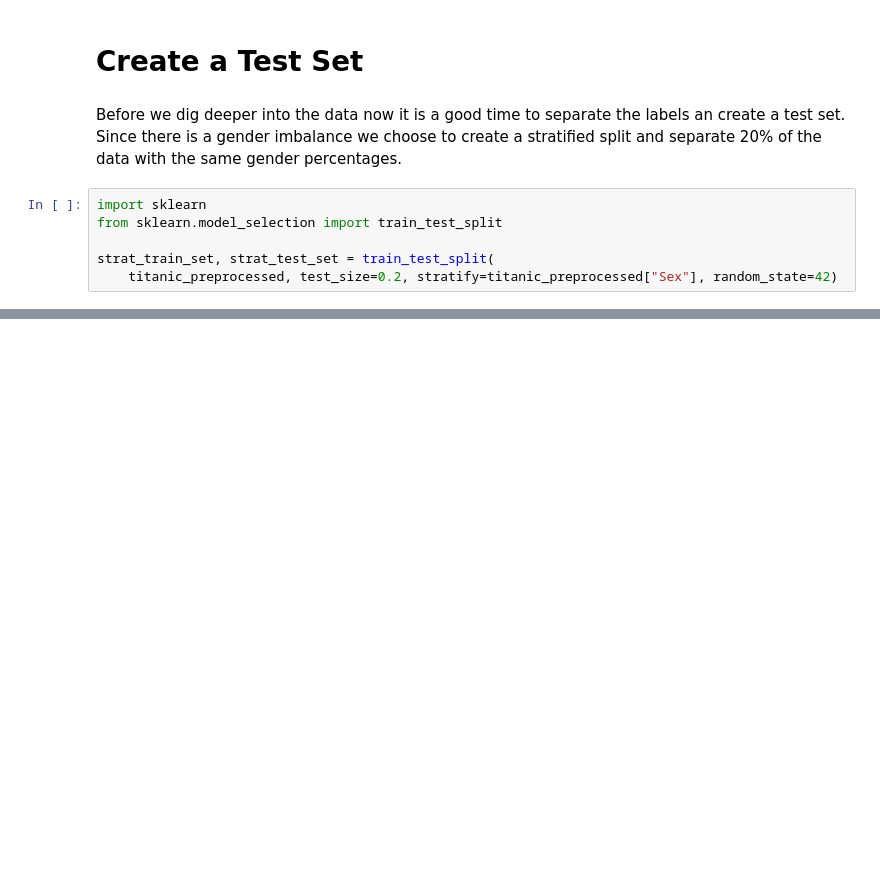
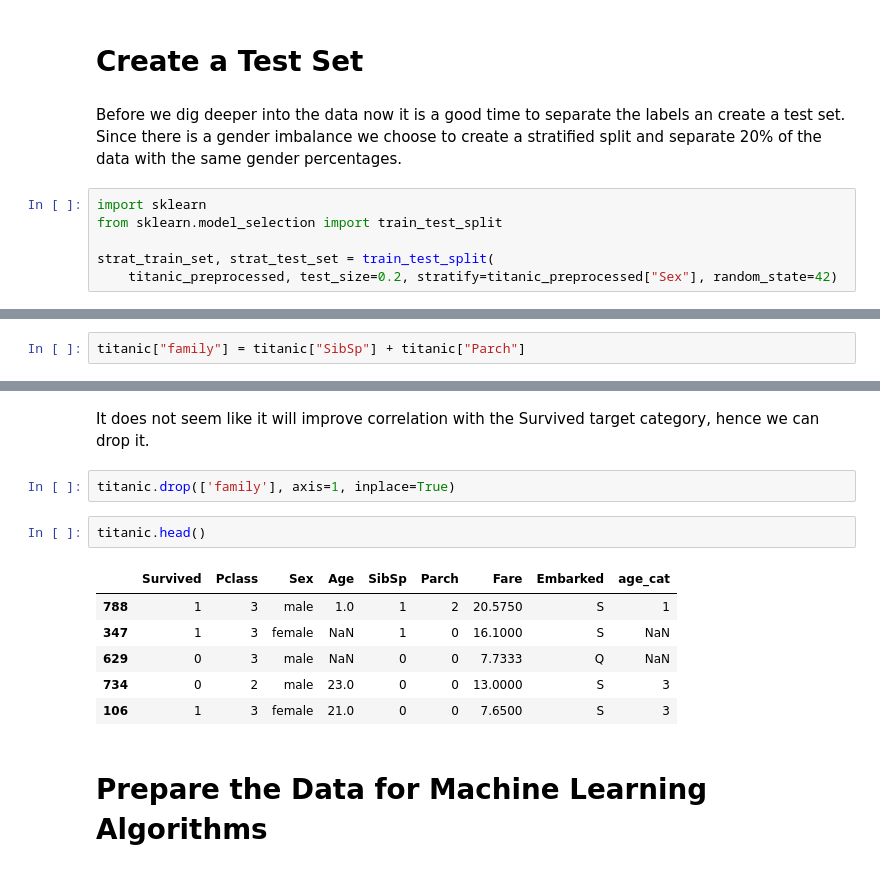
Before and after one commit to igolas0/Titanic-Kaggle-Dataset-Competition, a Jupyter notebook: Titanic_Dataset_Kaggle_Competition.ipynb, the cells around one changed output, grey strips where cells are left out. Drawn from its saved outputs; the diff is of its cells as text; blank space fills up the shorter version.

```diff
--- a/Titanic_Dataset_Kaggle_Competition.ipynb
+++ b/Titanic_Dataset_Kaggle_Competition.ipynb
@@ -168,0 +254,2 @@ KeyError: False
+# %%
+titanic["family"] = titanic["SibSp"] + titanic["Parch"]
@@ -168,0 +268,15 @@ KeyError: False
+# %% [markdown]
+It does not seem like it will improve correlation with the Survived target category, hence we can drop it.
+# %%
+titanic.drop(['family'], axis=1, inplace=True)
+# %%
+titanic.head()
+# %% [output]
+|  | Survived | Pclass | Sex | Age | SibSp | Parch | Fare | Embarked | age_cat |
+| 788 | 1 | 3 | male | 1.0 | 1 | 2 | 20.5750 | S | 1 |
+| 347 | 1 | 3 | female | NaN | 1 | 0 | 16.1000 | S | NaN |
+| 629 | 0 | 3 | male | NaN | 0 | 0 | 7.7333 | Q | NaN |
+| 734 | 0 | 2 | male | 23.0 | 0 | 0 | 13.0000 | S | 3 |
+| 106 | 1 | 3 | female | 21.0 | 0 | 0 | 7.6500 | S | 3 |
+# %% [markdown]
+# Prepare the Data for Machine Learning Algorithms
```
Also changed, not shown: parts of 28 cells of this notebook.
